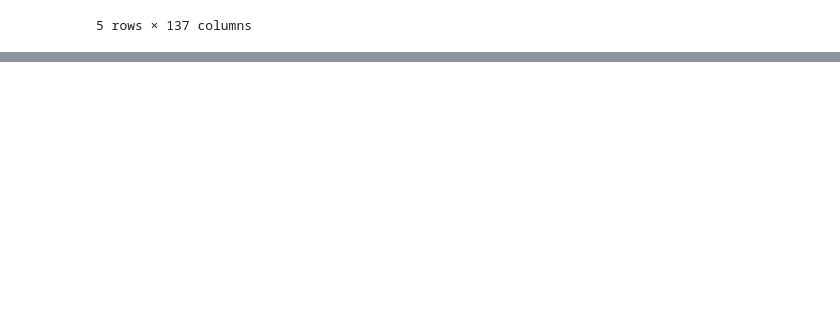
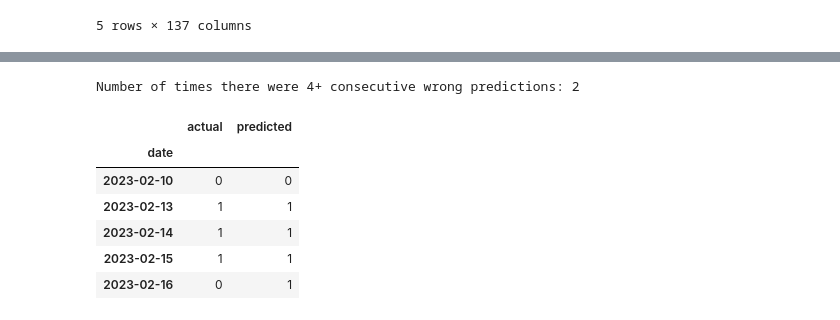
Before and after one commit to AgabaEmbedded/Price-Prediction-End-to-End, a Jupyter notebook: try.ipynb, the cells around one changed output, grey strips where cells are left out. Saved outputs shown, nothing was run; the diff lists cells and outputs as text; code cells hidden in the pictures; blank space fills up the shorter version.

```diff
--- a/try.ipynb
+++ b/try.ipynb
@@ -234,0 +356,29 @@ df.head()
+# %%
+import pandas as pd
+df = pd.read_csv("predictions/usdjpy_predictions.csv", index_col="date", parse_dates=True)
+
+# 1. Mark where predictions are wrong (1 for wrong, 0 for correct)
+is_wrong = (df["actual"] != df["predicted"]).astype(int)
+
+# 2. Group consecutive matches together
+# When the correctness changes, cumsum() increments, creating unique IDs for blocks of consecutive streaks
+streak_groups = (is_wrong != is_wrong.shift()).cumsum()
+
+# 3. Calculate the length of each streak and filter for blocks where the model was wrong
+# Then count how many times that streak length is >= 4
+wrong_streaks = is_wrong.groupby(streak_groups).sum()
+four_consecutive_wrong_count = (wrong_streaks >= 4).sum()
+
+print(f"Number of times there were 4+ consecutive wrong predictions: {four_consecutive_wrong_count}")
+# %% [output]
+Number of times there were 4+ consecutive wrong predictions: 2
+# %%
+df.head()
+# %% [output]
+|  | actual | predicted |
+| date |  |  |
+| 2023-02-10 | 0 | 0 |
+| 2023-02-13 | 1 | 1 |
+| 2023-02-14 | 1 | 1 |
+| 2023-02-15 | 1 | 1 |
+| 2023-02-16 | 0 | 1 |
```
Also changed, not shown: parts of 8 cells of this notebook, 52 other files.
